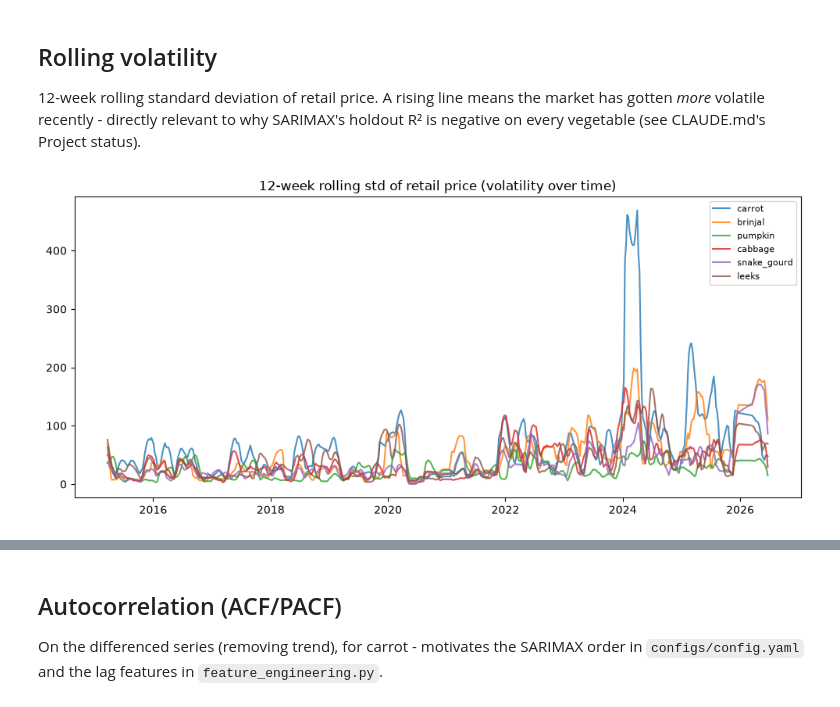
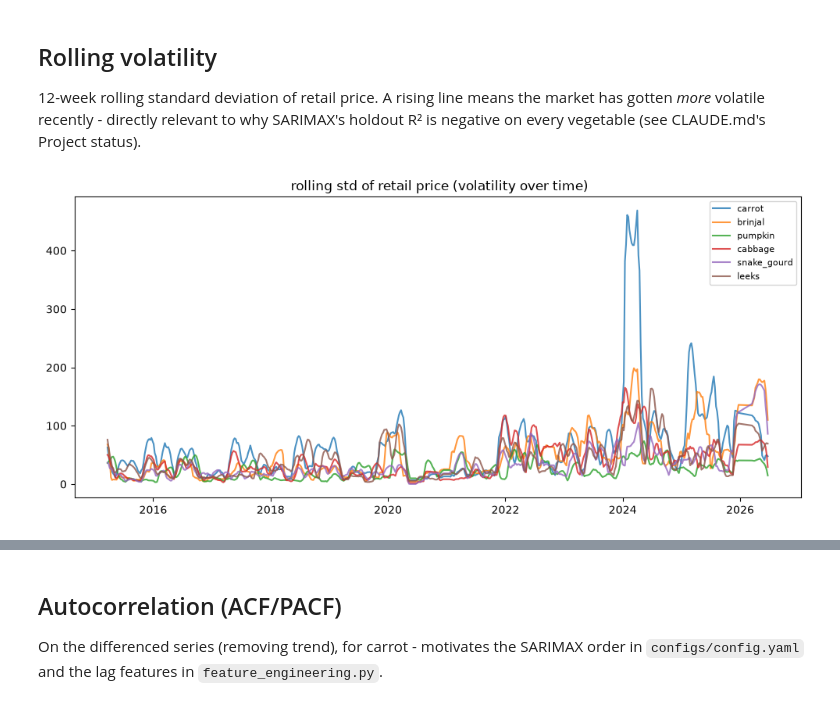
Before and after one commit to ZeroWillHero/vege-predict, a Jupyter notebook: notebooks/01_data_exploration.ipynb, the cells around one changed output, grey strips where cells are left out. Drawn from its saved outputs; the diff is of its cells as text; code cells hidden in the pictures.

```diff
--- a/notebooks/01_data_exploration.ipynb
+++ b/notebooks/01_data_exploration.ipynb
@@ -176,11 +176,11 @@ plt.show()
 # %%
 fig, ax = plt.subplots(figsize=(12, 5))
 for veg in vegetables:
     df = pd.read_csv(f'../data/processed/{veg}.csv', parse_dates=['date'])
     rolling_std = df['retail_price'].rolling(12).std()
     ax.plot(df['date'], rolling_std, label=veg, alpha=0.8)
-ax.set_title('12-week rolling std of retail price (volatility over time)')
+ax.set_title(' rolling std of retail price (volatility over time)')
 ax.legend(fontsize=8)
 plt.show()
 # %% [output]
-[figure, old version]
+[figure, new version]
```
Also changed, not shown: parts of 3 cells of this notebook, 1 other file.
